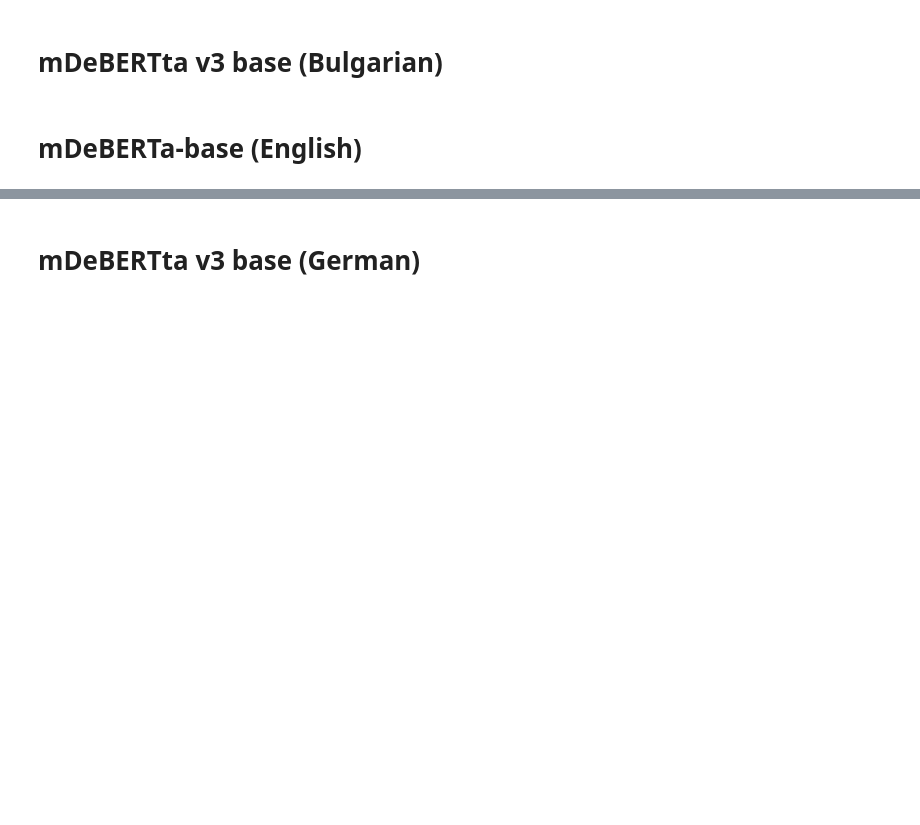
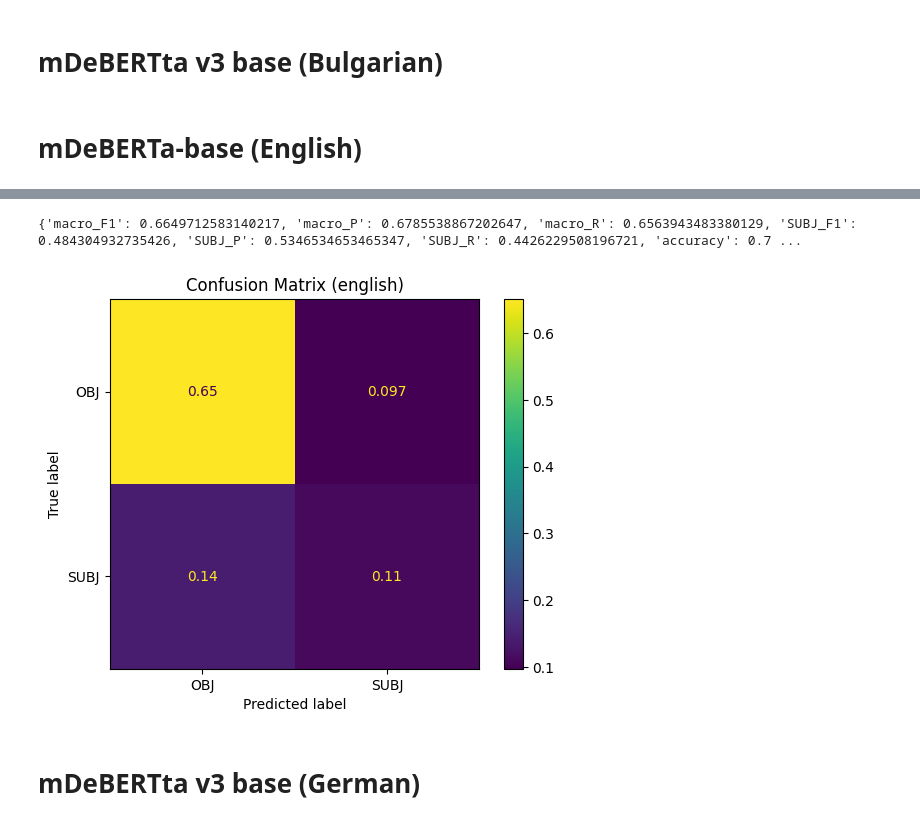
Before and after one commit to MatteoFasulo/clef2025-checkthat, a Jupyter notebook: notebook.ipynb, the cells around one changed output, grey strips where cells are left out. Saved outputs shown, nothing was run; the diff lists cells and outputs as text; code cells hidden in the pictures; blank space fills up the shorter version.

```diff
--- a/notebook.ipynb
+++ b/notebook.ipynb
@@ -627,8 +643,10 @@ stats = {
 
 print(stats)
 results[f"{language}-thr"] = stats
+predictions_dict[f"{language}-thr"] = predictions
 
 cm = confusion_matrix(labels, predictions, normalize='all')
 ConfusionMatrixDisplay(cm, display_labels=['OBJ', 'SUBJ']).plot()
 plt.title(f"Confusion Matrix ({language})")
 plt.show()
+# %% [output]
@@ -635,3 +655,5 @@ plt.show()
+{'macro_F1': 0.6649712583140217, 'macro_P': 0.6785538867202647, 'macro_R': 0.6563943483380129, 'SUBJ_F1': 0.484304932735426, 'SUBJ_P': 0.5346534653465347, 'SUBJ_R': 0.4426229508196721, 'accuracy': 0.7 ...
+[figure, added]
 # %% [markdown]
 # mDeBERTta v3 base (German)
 # %%
```
Also changed, not shown: parts of 30 cells of this notebook.
